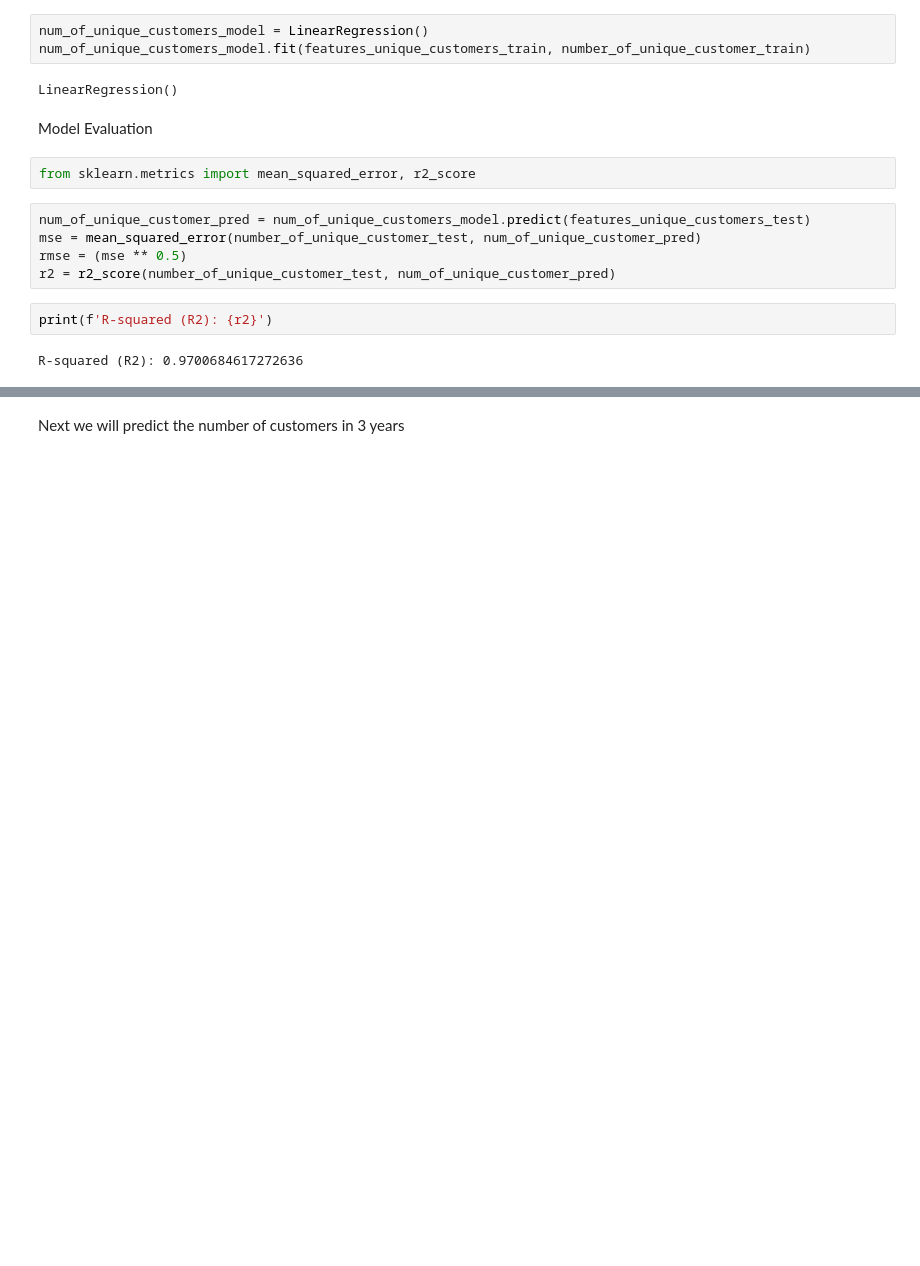
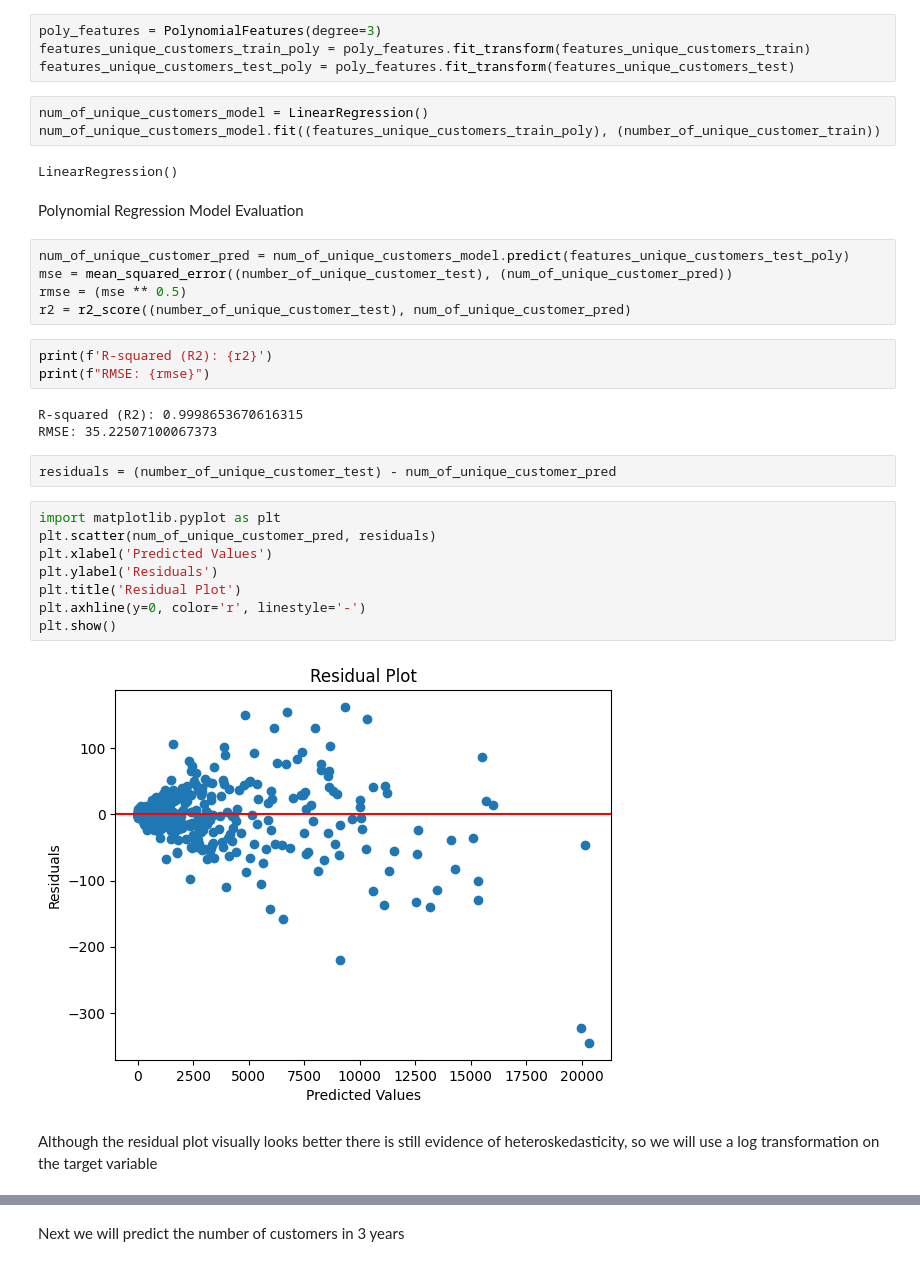
Before and after one commit to jameslafontaine/unimelb-mast30034-industry-project, a Jupyter notebook: notebooks/analysis/insights/feature_engineering.ipynb, the cells around one changed output, grey strips where cells are left out. Drawn from its saved outputs; the diff is of its cells as text; blank space fills up the shorter version.

```diff
--- a/notebooks/analysis/insights/feature_engineering.ipynb
+++ b/notebooks/analysis/insights/feature_engineering.ipynb
@@ -193,18 +208,36 @@ from sklearn.linear_model import LinearRegression
+# %%
+poly_features = PolynomialFeatures(degree=3)
+features_unique_customers_train_poly = poly_features.fit_transform(features_unique_customers_train)
+features_unique_customers_test_poly = poly_features.fit_transform(features_unique_customers_test)
 # %%
 num_of_unique_customers_model = LinearRegression()
-num_of_unique_customers_model.fit(features_unique_customers_train, number_of_unique_customer_train)
+num_of_unique_customers_model.fit((features_unique_customers_train_poly), (number_of_unique_customer_train))
 # %% [output]
 LinearRegression()
-# %% [markdown]
-Model Evaluation
-# %%
-from sklearn.metrics import mean_squared_error, r2_score
+# %% [markdown]
+Polynomial Regression Model Evaluation
 # %%
-num_of_unique_customer_pred = num_of_unique_customers_model.predict(features_unique_customers_test)
-mse = mean_squared_error(number_of_unique_customer_test, num_of_unique_customer_pred)
+num_of_unique_customer_pred = num_of_unique_customers_model.predict(features_unique_customers_test_poly)
+mse = mean_squared_error((number_of_unique_customer_test), (num_of_unique_customer_pred))
 rmse = (mse ** 0.5)
-r2 = r2_score(number_of_unique_customer_test, num_of_unique_customer_pred)
+r2 = r2_score((number_of_unique_customer_test), num_of_unique_customer_pred)
 # %%
 print(f'R-squared (R2): {r2}')
+print(f"RMSE: {rmse}")
 # %% [output]
-R-squared (R2): 0.9700684617272636
+R-squared (R2): 0.9998653670616315
+RMSE: 35.22507100067373
+# %%
+residuals = (number_of_unique_customer_test) - num_of_unique_customer_pred
+# %%
+import matplotlib.pyplot as plt
+plt.scatter(num_of_unique_customer_pred, residuals)
+plt.xlabel('Predicted Values')
+plt.ylabel('Residuals')
+plt.title('Residual Plot')
+plt.axhline(y=0, color='r', linestyle='-')
+plt.show()
+# %% [output]
+[figure, added]
+# %% [markdown]
+Although the residual plot visually looks better there is still evidence of heteroskedasticity, so we will use a log transformation on the target variable
```
Also changed, not shown: parts of 31 cells of this notebook.
